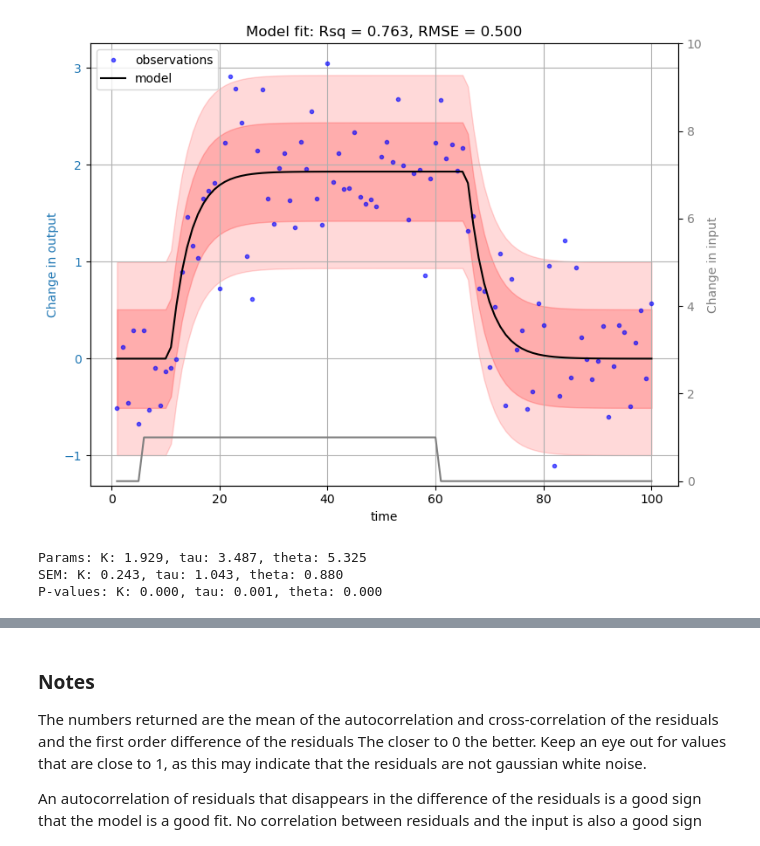
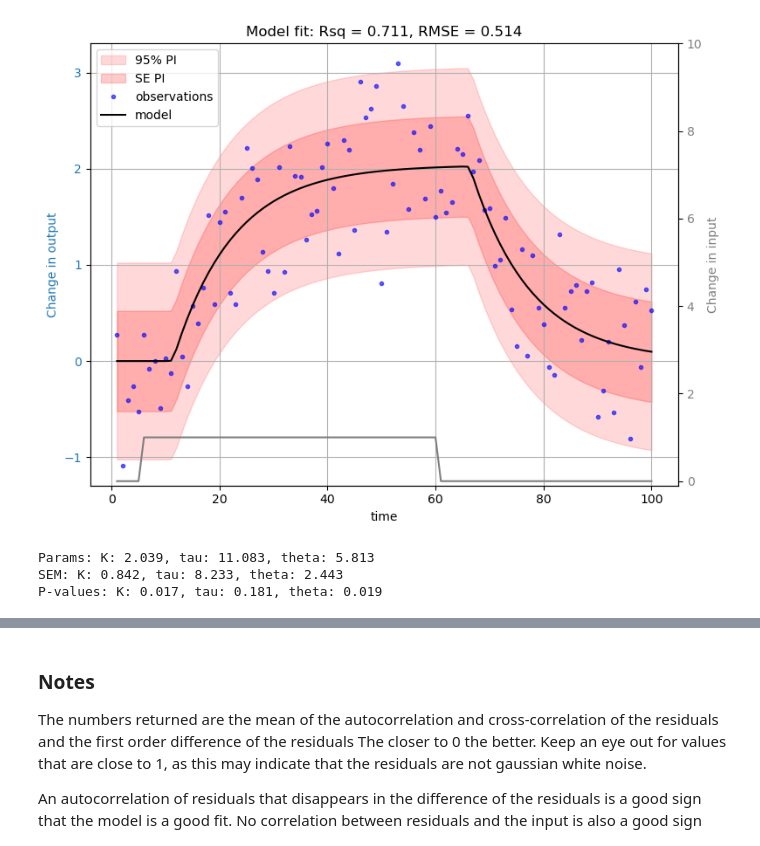
Before and after one commit to theonlyid/pydynamics, a Jupyter notebook: docs/notebooks/example_notebook.ipynb, the cells around one changed output, grey strips where cells are left out. Cells and saved outputs as stored; diff of their text form; code cells hidden in the pictures.

```diff
--- a/docs/notebooks/example_notebook.ipynb
+++ b/docs/notebooks/example_notebook.ipynb
@@ -9,27 +9,27 @@ from pydynamics.process_models import FOPDT
 # %%
 # Generate sample data - this part is only for demonstration purposes
 # The actual data will be imported from the csv file or provided by the user
 t, y, u  = np.ones((3,100))
 t = np.cumsum(t)
 
 # Input starts at 0, goes to 1 at t=5, and back to 0 at t=60
 u[:5] = u[60:] = 0
 
 # Generate First Order Model
 fom = FOPDT(t, y, u) # initialize the model
-ys = fom.simulate(np.array([2., 5., 5.])) # simulate the model with given parameters
+ys = fom.simulate(np.array([2., 11., 5.])) # simulate the model with given parameters
 noise = np.random.normal(0, 0.5, len(ys)) # add noise to the output
 yn = ys + noise
 fom = FOPDT(t, yn, u) # initialize the model with noisy data
 result = fom.fit_model(plot_result=True) # fit the model to the data and plot the results
 print(f"Params: K: {result.p_opt[0]:0.3f}, tau: {result.p_opt[1]:0.3f}, theta: {result.p_opt[2]:0.3f}")
 sem = np.sqrt(np.diag(result.p_cov)) # Calculate the standard error of the parameters from the covariance matrix
 print(f"SEM: K: {sem[0]:0.3f}, tau: {sem[1]:0.3f}, theta: {sem[2]:0.3f}")
 print(f"P-values: K: {result.p_val[0]:0.3f}, tau: {result.p_val[1]:0.3f}, theta: {result.p_val[2]:0.3f}")
 # %% [output]
-[figure, old version]
+[figure, new version]
-Params: K: 1.929, tau: 3.487, theta: 5.325
-SEM: K: 0.243, tau: 1.043, theta: 0.880
-P-values: K: 0.000, tau: 0.001, theta: 0.000
+Params: K: 2.039, tau: 11.083, theta: 5.813
+SEM: K: 0.842, tau: 8.233, theta: 2.443
+P-values: K: 0.017, tau: 0.181, theta: 0.019
 # %%
 # Simulate another model with different parameters
```
Also changed, not shown: parts of 5 cells of this notebook, 4 other files.
